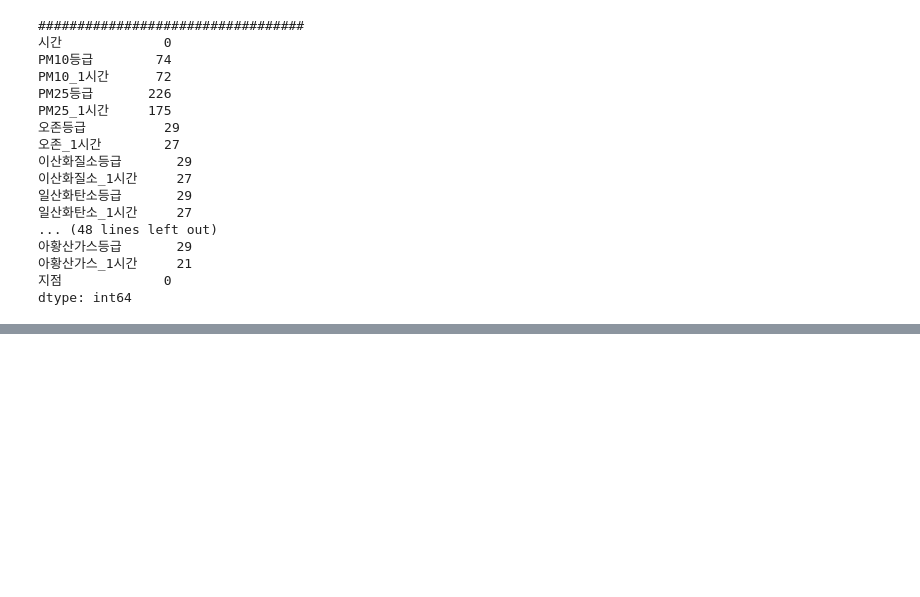
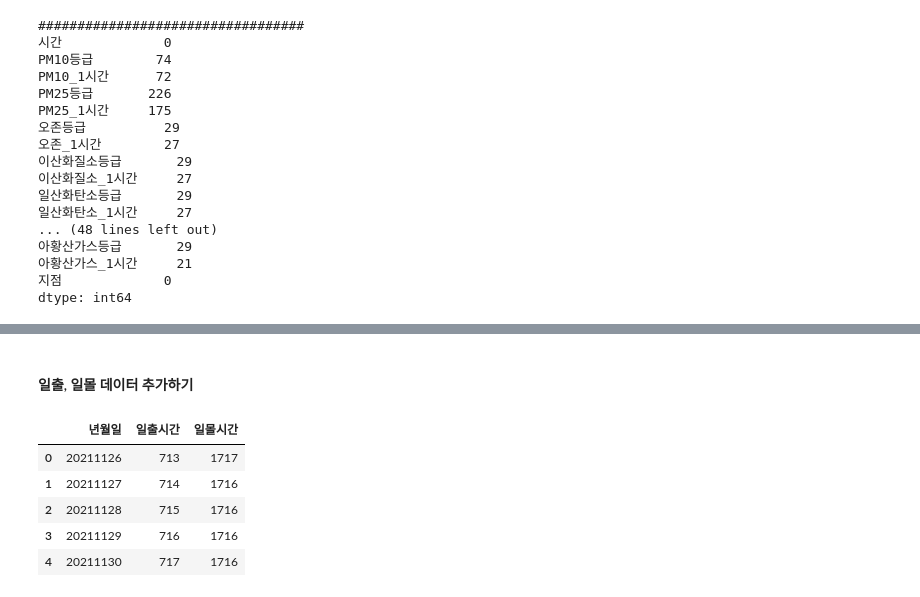
Before and after one commit to yxbxn/smart_farm, a Jupyter notebook: 추가변수 수집.ipynb, the cells around one changed output, grey strips where cells are left out. Cells and saved outputs as stored; diff of their text form; code cells hidden in the pictures; blank space fills up the shorter version.

```diff
--- a/추가변수 수집.ipynb
+++ b/추가변수 수집.ipynb
@@ -434,0 +474,2 @@ dtype: int64
+# %% [markdown]
+#### 일출, 일몰 데이터 추가하기
@@ -434,0 +479,9 @@ dtype: int64
+# %%
+sunrise.head()
+# %% [output]
+|  | 년월일 | 일출시간 | 일몰시간 |
+| 0 | 20211126 | 713 | 1717 |
+| 1 | 20211127 | 714 | 1716 |
+| 2 | 20211128 | 715 | 1716 |
+| 3 | 20211129 | 716 | 1716 |
+| 4 | 20211130 | 717 | 1716 |
```
Also changed, not shown: parts of 11 cells of this notebook.
